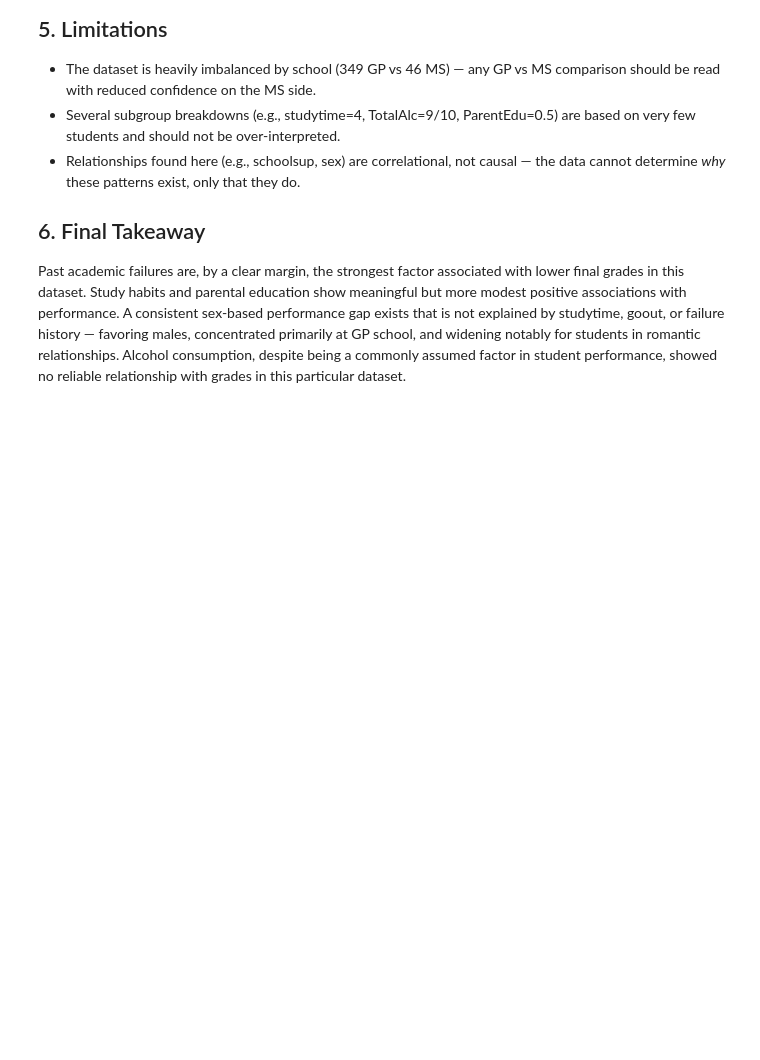
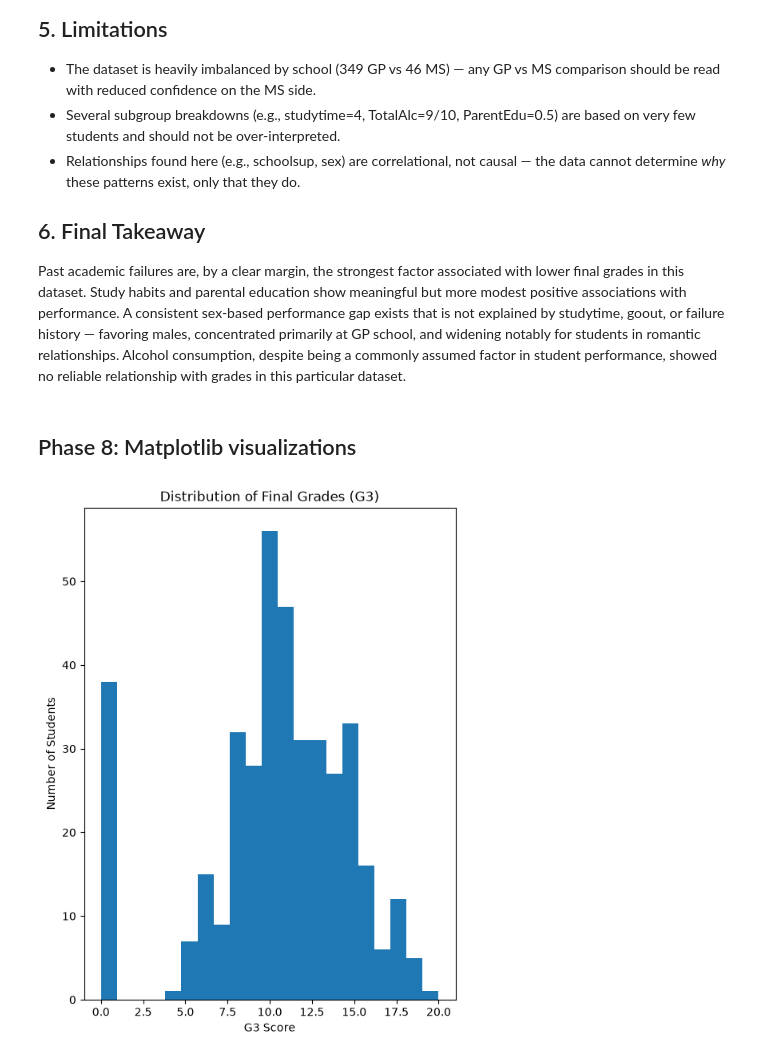
Before and after one commit to zaimapc2-max/student_performance_analyzer, a Jupyter notebook: student_analysis.ipynb, the cells around one changed output. Cells and saved outputs as stored; diff of their text form; code cells hidden in the pictures; blank space fills up the shorter version.

Commit message:
Phase 8: Matplotlib Graphs

```diff
--- a/student_analysis.ipynb
+++ b/student_analysis.ipynb
@@ -451,3 +949,15 @@ concentrated primarily at GP school, and widening notably for students
 in romantic relationships. Alcohol consumption, despite being a commonly
 assumed factor in student performance, showed no reliable relationship
 with grades in this particular dataset.
+# %% [markdown]
+## Phase 8: Matplotlib visualizations
+# %%
+fig , ax = plt.subplots(figsize=(6,8))
+ax.hist(sd["G3"], bins=21)
+ax.set_title("Distribution of Final Grades (G3)")
+ax.set_xlabel("G3 Score")
+ax.set_ylabel("Number of Students")
+
+plt.show()
+# %% [output]
+[figure, added]
```
Also changed, not shown: parts of 52 cells of this notebook.
